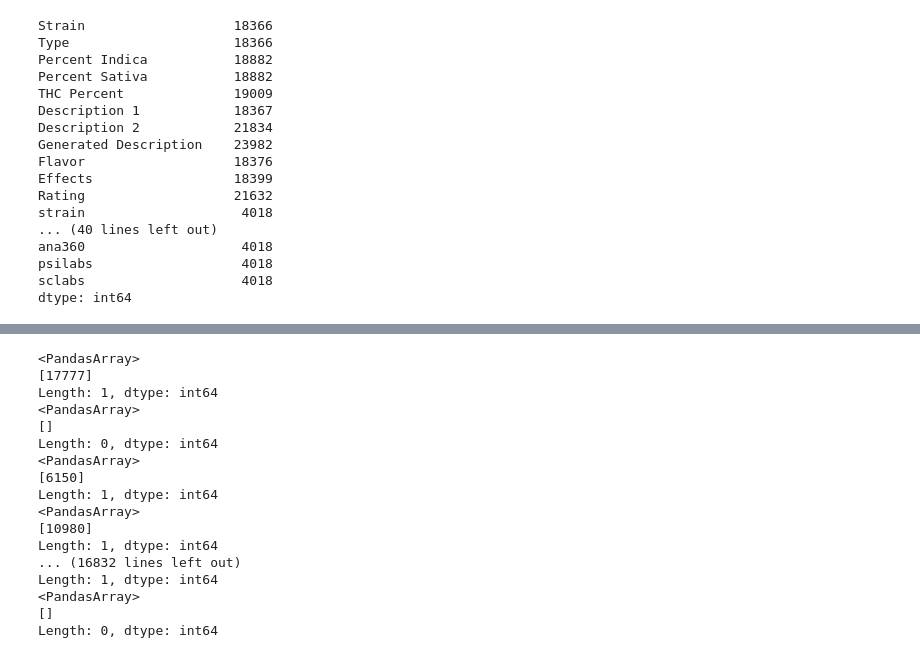
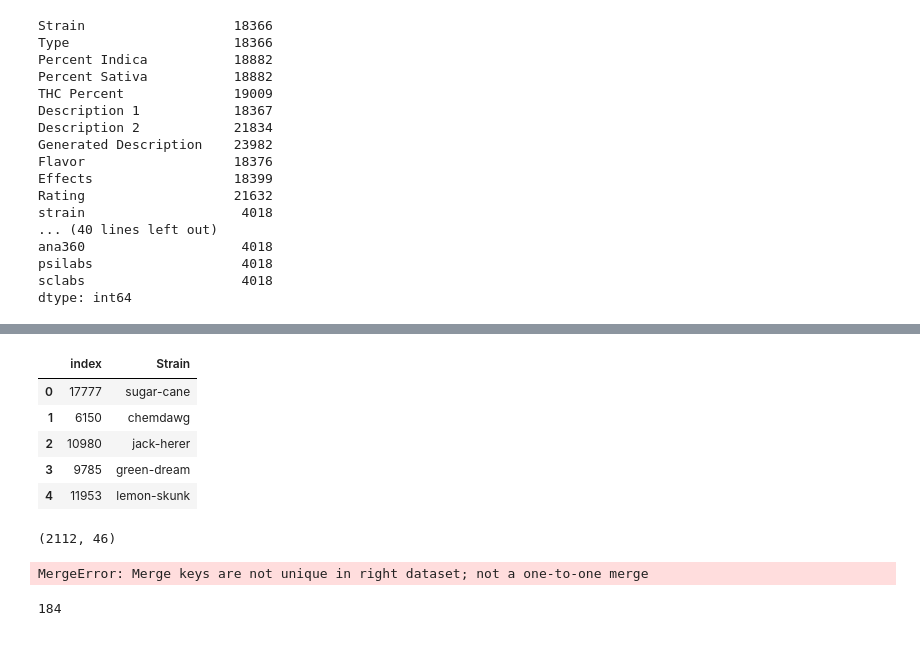
Before and after one commit to Build-Week-MedCabinet/DS_Model_Engineering, a Jupyter notebook: Wrangling/Intermediate_data/composite_all.ipynb, the cells around one changed output, grey strips where cells are left out. Cells and saved outputs as stored; diff of their text form; code cells hidden in the pictures.

```diff
--- a/Wrangling/Intermediate_data/composite_all.ipynb
+++ b/Wrangling/Intermediate_data/composite_all.ipynb
@@ -227,21 +211,42 @@ results_all['strain'][6150]
 # %%
+filtered_labs = []
 for lab in labs_filtered:
-    print(results_all[results_all['strain'] == lab].index.array)
+    if type(lab) == str:
+        filtered_labs.append(results_all[results_all['strain'] == lab]['strain'])
+    else:
+        pass
-# %% [output]
-<PandasArray>
-[17777]
-Length: 1, dtype: int64
-<PandasArray>
-[]
-Length: 0, dtype: int64
-<PandasArray>
-[6150]
-Length: 1, dtype: int64
-<PandasArray>
-[10980]
-Length: 1, dtype: int64
-... (16832 lines left out)
-Length: 1, dtype: int64
-<PandasArray>
-[]
-Length: 0, dtype: int64
+# %%
+pot['labs'] = labs_filtered
+correct_strain_name = []
+for lab in labs_filtered:
+    if type(lab) == str:
+        correct_strain_name.append(pot[pot['labs'] == lab]['Strain'])
+    else:
+        pass
+# %%
+df = pd.DataFrame(columns=['index', 'Strain'])
+index = []
+for strain in filtered_labs:
+    if type(strain) == float:
+        pass
+    else:
+        index.append(strain.index[0])
+# %%
+strains = []
+for strain in correct_strain_name:
+    if type(strain) == float:
+        pass
+    else:
+        strains.append(strain.iloc[0])
+# %%
+df['index'] = index
+df['Strain'] = strains
+# %%
+df.head()
+# %% [output]
+|  | index | Strain |
+| 0 | 17777 | sugar-cane |
+| 1 | 6150 | chemdawg |
+| 2 | 10980 | jack-herer |
+| 3 | 9785 | green-dream |
+| 4 | 11953 | lemon-skunk |
@@ -247,0 +255,4 @@ Length: 0, dtype: int64
+# %%
+more_data.shape
+# %% [output]
+(2112, 46)
@@ -247,0 +261,9 @@ Length: 0, dtype: int64
+# %%
+left_merged = pd.merge(pot, more_data, how='left', left_on='Strain',
+                       right_on='Strain', validate='1:1')
+# %% [output]
+MergeError: Merge keys are not unique in right dataset; not a one-to-one merge
+# %%
+more_data[more_data.duplicated() == True]
+# %% [output]
+184
```
Also changed, not shown: parts of 14 cells of this notebook, 1 other file.
